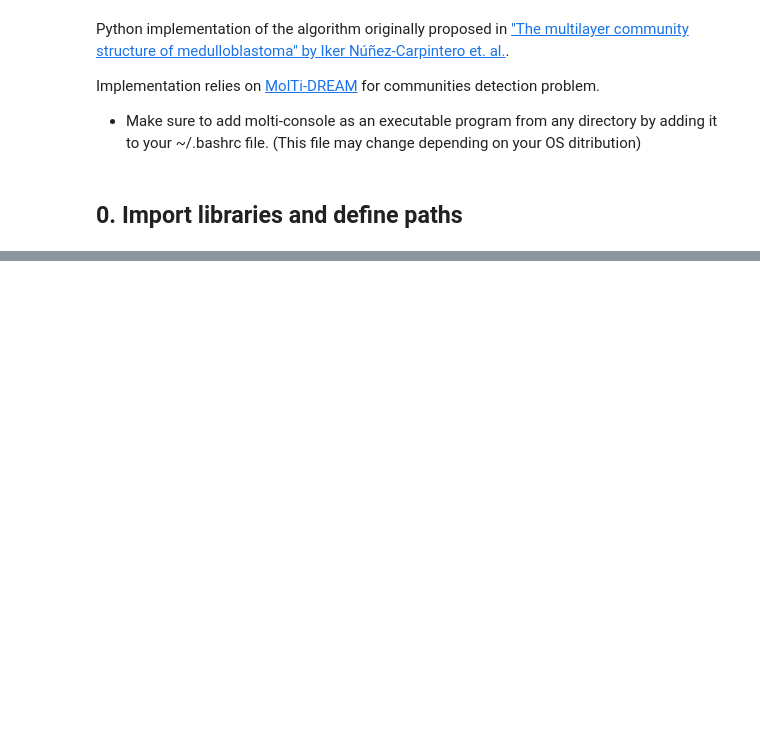
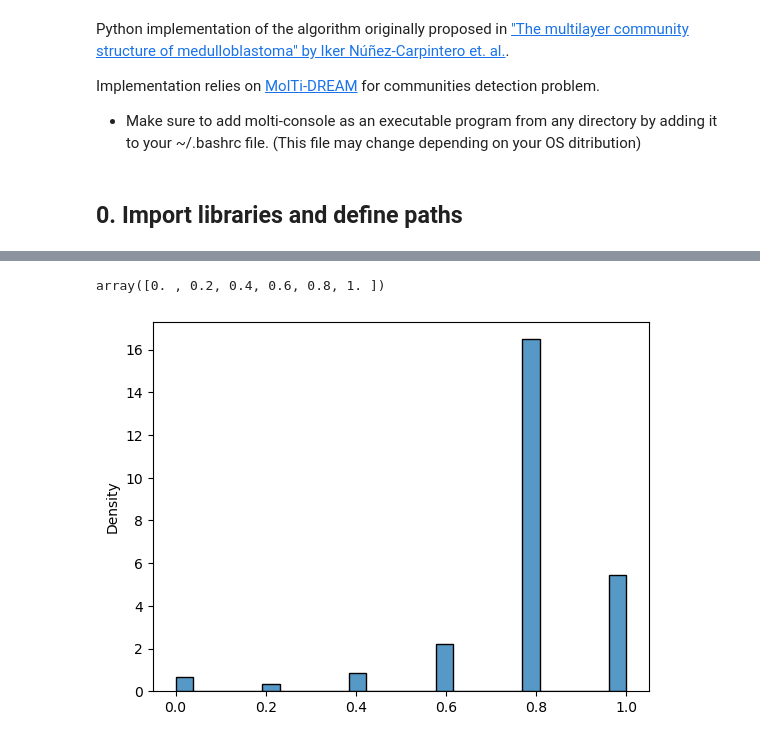
Before and after one commit to CalmScout/BioMultiNet, a Jupyter notebook: nbs/04_cmmd.ipynb, the cells around one changed output, grey strips where cells are left out. Saved outputs shown, nothing was run; the diff lists cells and outputs as text; code cells hidden in the pictures; blank space fills up the shorter version.

Commit message:
working cmmd on tiny-tiny subset

```diff
--- a/nbs/04_cmmd.ipynb
+++ b/nbs/04_cmmd.ipynb
@@ -151,19 +152,15 @@ def CmmD(nodelist=None, input_layers=None, resolution_start=None, resolution_end
 
     return final_output
 # %%
-# # add "../../Python/" to path
-# sys.path.append("../../Python/")
+prefix = "../data/networks-tiny-tiny/"
+input_layers = [prefix + "1.csv",
+                prefix + "2.csv"]
 
-# prefix = "../../data/networks-tiny/"
-# input_layers = [prefix + "interactom.csv",
-#                 prefix + "reactom.csv",
-#                 prefix + "recon_3d.csv"]
-
-# CmmD(nodelist = None,
-#      input_layers = input_layers,
-#      resolution_start = 0,
-#      resolution_end = 2,
-#      interval = 1,
-#      destfile_community_analysis = "Output/",
-#      distmethod = "hamming",
-#      threads = 6)
+cmmd_output = CmmD(nodelist = None,
+     input_layers = input_layers,
+     resolution_start = 0,
+     resolution_end = 2,
+     interval = 0.5,
+     destfile_community_analysis = "../out/",
+     distmethod = "hamming",
+     threads = 6)
@@ -169,0 +227,8 @@ def CmmD(nodelist=None, input_layers=None, resolution_start=None, resolution_end
+# %%
+np.unique(dm)
+# %% [output]
+array([0. , 0.2, 0.4, 0.6, 0.8, 1. ])
+# %%
+sns.histplot(cmmd_output["distance_matrix"].flatten(), stat="density");
+# %% [output]
+[figure, added]
```
Also changed, not shown: parts of 10 cells of this notebook, 1 other file.
